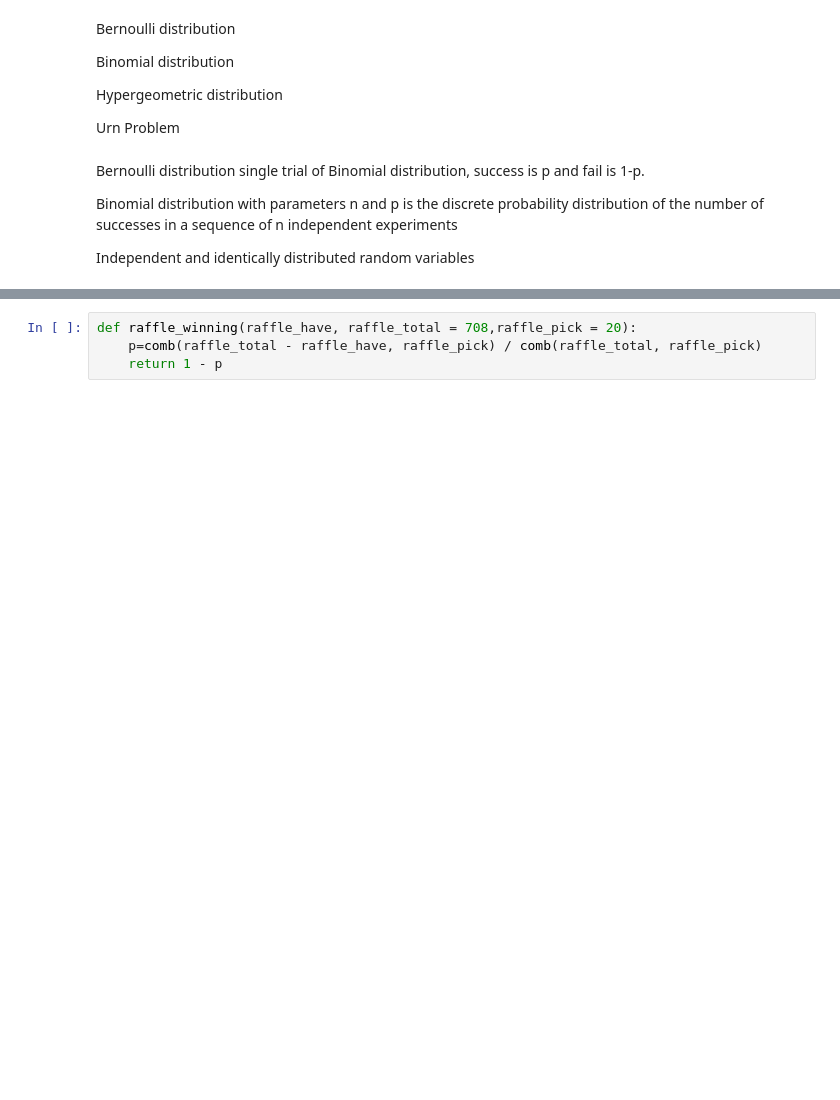
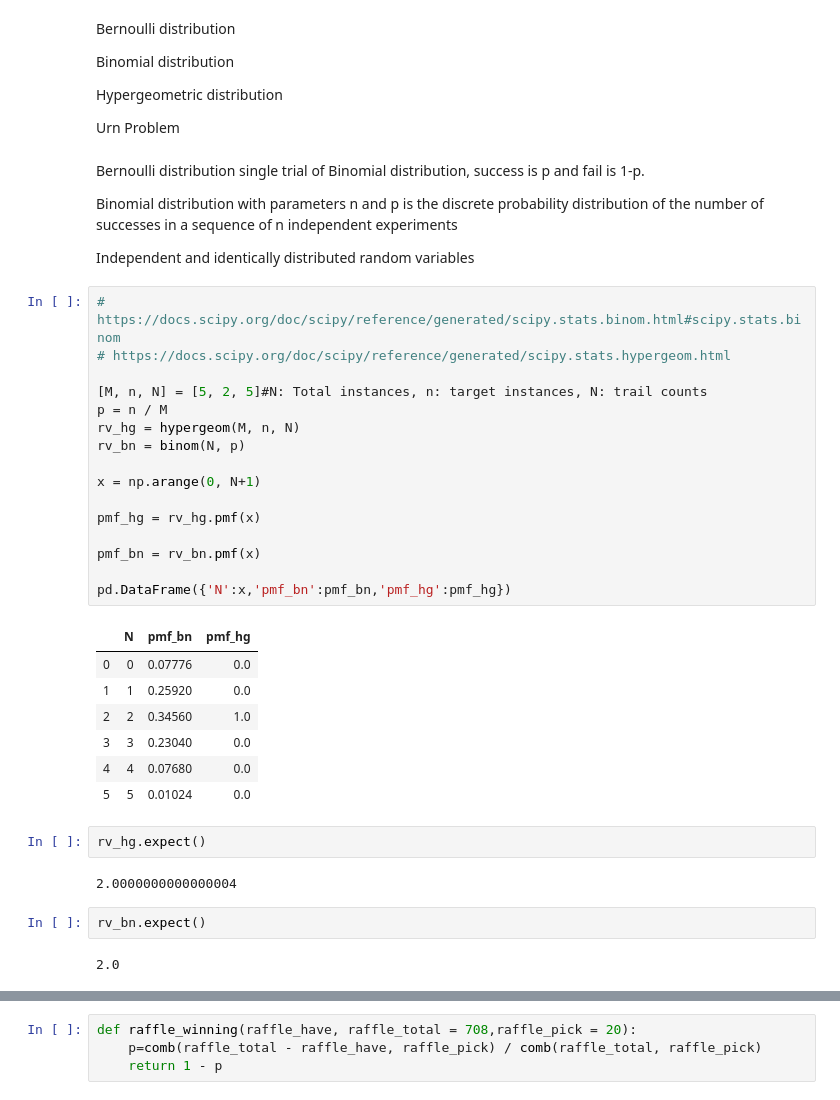
Before and after one commit to jimmywang-jw/interests, a Jupyter notebook: raffles/raffles.ipynb, the cells around one changed output, grey strips where cells are left out. Cells and saved outputs as stored; diff of their text form; blank space fills up the shorter version.

Commit message:
Add files via upload
find some awesome funcs from scipy

```diff
--- a/raffles/raffles.ipynb
+++ b/raffles/raffles.ipynb
@@ -30,3 +68,35 @@ Binomial distribution with parameters n and p is the discrete probability distri
 
 
 Independent and identically distributed random variables
+# %%
+# https://docs.scipy.org/doc/scipy/reference/generated/scipy.stats.binom.html#scipy.stats.binom
+# https://docs.scipy.org/doc/scipy/reference/generated/scipy.stats.hypergeom.html
+
+[M, n, N] = [5, 2, 5]#N: Total instances, n: target instances, N: trail counts
+p = n / M
+rv_hg = hypergeom(M, n, N)
+rv_bn = binom(N, p)
+
+x = np.arange(0, N+1)
+
+pmf_hg = rv_hg.pmf(x)
+
+pmf_bn = rv_bn.pmf(x)
+
+pd.DataFrame({'N':x,'pmf_bn':pmf_bn,'pmf_hg':pmf_hg})
+# %% [output]
+|  | N | pmf_bn | pmf_hg |
+| 0 | 0 | 0.07776 | 0.0 |
+| 1 | 1 | 0.25920 | 0.0 |
+| 2 | 2 | 0.34560 | 1.0 |
+| 3 | 3 | 0.23040 | 0.0 |
+| 4 | 4 | 0.07680 | 0.0 |
+| 5 | 5 | 0.01024 | 0.0 |
+# %%
+rv_hg.expect()
+# %% [output]
+2.0000000000000004
+# %%
+rv_bn.expect()
+# %% [output]
+2.0
```
Also changed, not shown: parts of 15 cells of this notebook.
